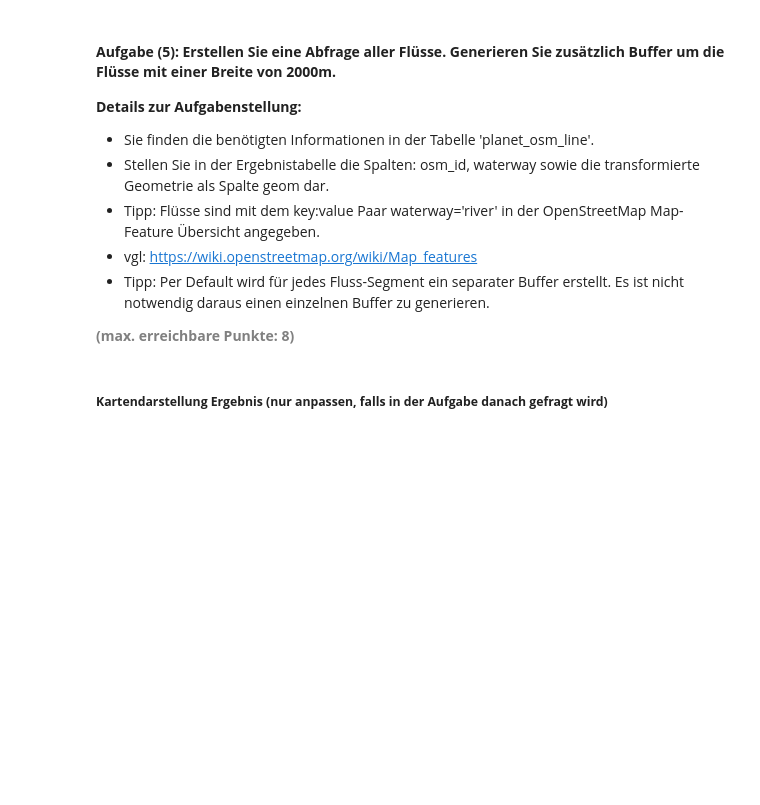
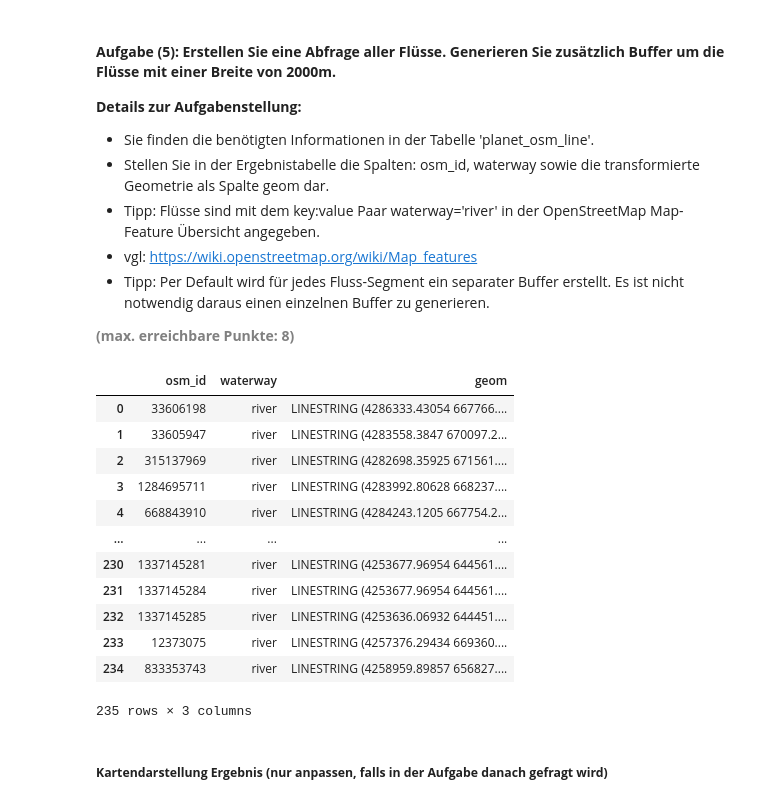
Before and after one commit to migifor-forstmi4/python_postgresql_postgis, a Jupyter notebook: AP03_Management_Raeumliche_Daten.ipynb, the cells around one changed output. Drawn from its saved outputs; the diff is of its cells as text; code cells hidden in the pictures; blank space fills up the shorter version.

```diff
--- a/AP03_Management_Raeumliche_Daten.ipynb
+++ b/AP03_Management_Raeumliche_Daten.ipynb
@@ -443,21 +466,40 @@ m
 # %%
 # Engine für Datenbankverbindung erstellen
 engine = create_engine(db_connection_url)
 
 # Ergänzen Sie die SQL-Abfrage, um die Aufgabe zu lösen
 sql = """SELECT
+            p.osm_id,
+            p.waterway,
+            st_transform(p.way::geometry, 4328) AS geom
          FROM
+            planet_osm_line AS p
          WHERE
+            p.waterway = 'river'
      ;"""
 
 # Ergebnis in GeoDataFrame abspeichern
 gdf = gpd.GeoDataFrame.from_postgis(sql, engine)
 
 # Datenbankverbindung trennen
 engine.dispose()
 
 # Zeigen des GeoDataFrames
 gdf
+# %% [output]
+|  | osm_id | waterway | geom |
+| 0 | 33606198 | river | LINESTRING (4286333.43054 667766.... |
+| 1 | 33605947 | river | LINESTRING (4283558.3847 670097.2... |
+| 2 | 315137969 | river | LINESTRING (4282698.35925 671561.... |
+| 3 | 1284695711 | river | LINESTRING (4283992.80628 668237.... |
+| 4 | 668843910 | river | LINESTRING (4284243.1205 667754.2... |
+| ... | ... | ... | ... |
+| 230 | 1337145281 | river | LINESTRING (4253677.96954 644561.... |
+| 231 | 1337145284 | river | LINESTRING (4253677.96954 644561.... |
+| 232 | 1337145285 | river | LINESTRING (4253636.06932 644451.... |
+| 233 | 12373075 | river | LINESTRING (4257376.29434 669360.... |
+| 234 | 833353743 | river | LINESTRING (4258959.89857 656827.... |
+235 rows × 3 columns
 # %% [markdown]
 ##### <b>Kartendarstellung Ergebnis (nur anpassen, falls in der Aufgabe danach gefragt wird)</b>
 # %%
```
Also changed, not shown: parts of 4 cells of this notebook.
